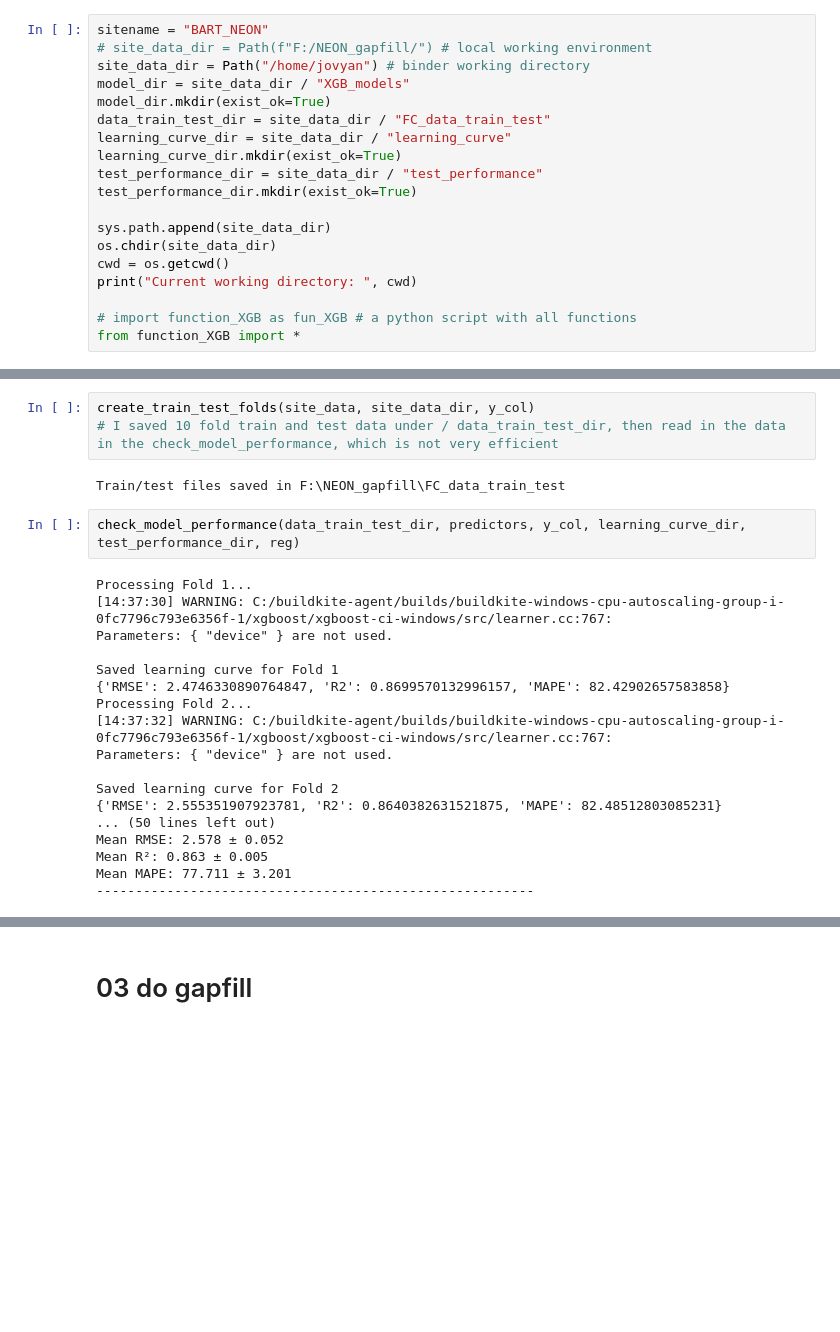
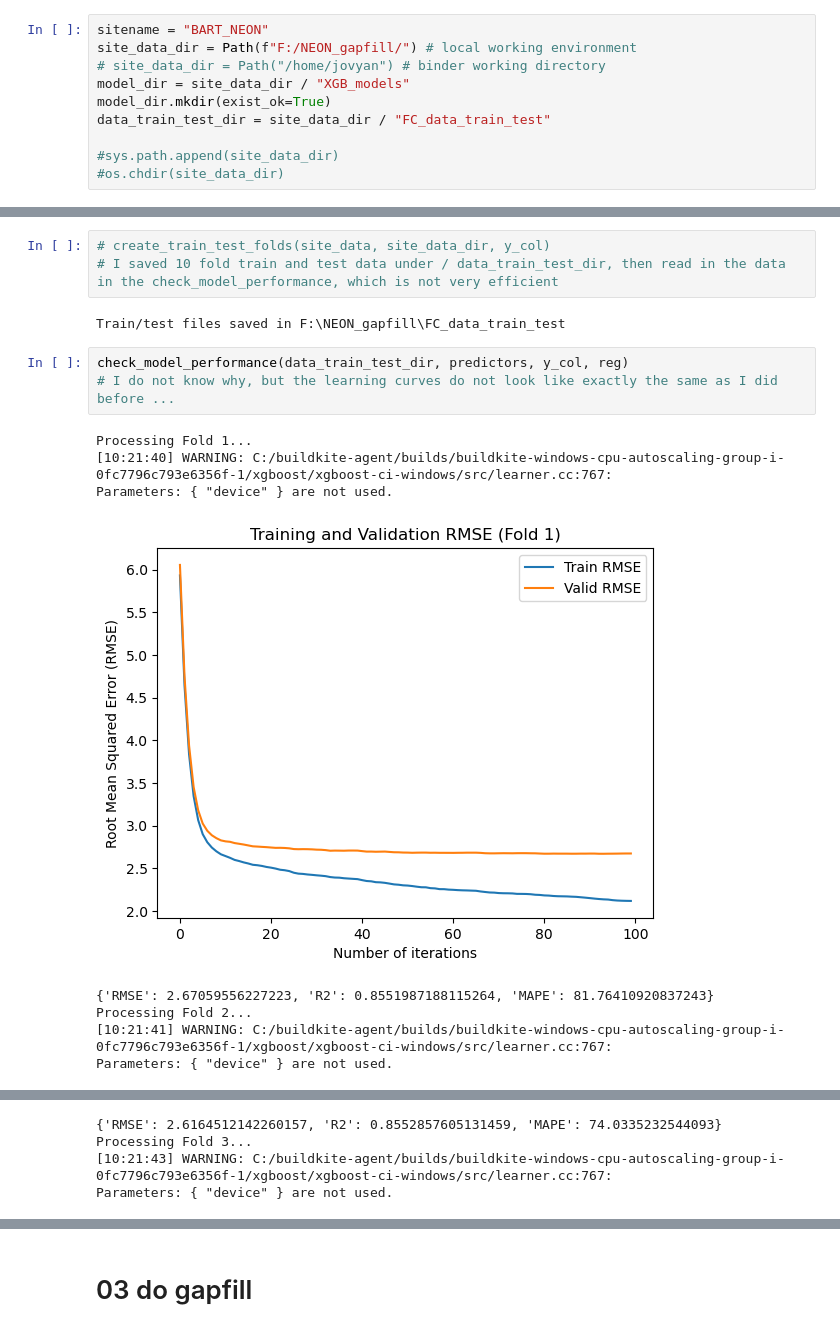
Before and after one commit to YujieLiu666/NEON_gapfill_test, a Jupyter notebook: workflow_XGB.ipynb, the cells around one changed output, grey strips where cells are left out. Cells and saved outputs as stored; diff of their text form; blank space fills up the shorter version.

```diff
--- a/workflow_XGB.ipynb
+++ b/workflow_XGB.ipynb
@@ -33,20 +15,11 @@ Matplotlib version: 3.7.1
 # working directory
 # %%
 sitename = "BART_NEON"
-# site_data_dir = Path(f"F:/NEON_gapfill/") # local working environment
-site_data_dir = Path("/home/jovyan") # binder working directory
+site_data_dir = Path(f"F:/NEON_gapfill/") # local working environment
+# site_data_dir = Path("/home/jovyan") # binder working directory
 model_dir = site_data_dir / "XGB_models"
 model_dir.mkdir(exist_ok=True)
 data_train_test_dir = site_data_dir / "FC_data_train_test"
-learning_curve_dir = site_data_dir / "learning_curve"
-learning_curve_dir.mkdir(exist_ok=True)
-test_performance_dir = site_data_dir / "test_performance"
-test_performance_dir.mkdir(exist_ok=True)
 
-sys.path.append(site_data_dir)
-os.chdir(site_data_dir)
-cwd = os.getcwd()
-print("Current working directory: ", cwd)
-
-# import function_XGB as fun_XGB # a python script with all functions
-from function_XGB import *
+#sys.path.append(site_data_dir)
+#os.chdir(site_data_dir)
@@ -93,27 +63,19 @@ XGBRegressor(base_score=None, booster=None, callbacks=None,
 # %% [markdown]
 # 02 model performance
 # %%
-create_train_test_folds(site_data, site_data_dir, y_col)
+# create_train_test_folds(site_data, site_data_dir, y_col)
 # I saved 10 fold train and test data under / data_train_test_dir, then read in the data in the check_model_performance, which is not very efficient
 # %% [output]
 Train/test files saved in F:\NEON_gapfill\FC_data_train_test
 # %%
-check_model_performance(data_train_test_dir, predictors, y_col, learning_curve_dir, test_performance_dir, reg)
+check_model_performance(data_train_test_dir, predictors, y_col, reg)
+# I do not know why, but the learning curves do not look like exactly the same as I did before ...
 # %% [output]
 Processing Fold 1...
-[14:37:30] WARNING: C:/buildkite-agent/builds/buildkite-windows-cpu-autoscaling-group-i-0fc7796c793e6356f-1/xgboost/xgboost-ci-windows/src/learner.cc:767:
+[10:21:40] WARNING: C:/buildkite-agent/builds/buildkite-windows-cpu-autoscaling-group-i-0fc7796c793e6356f-1/xgboost/xgboost-ci-windows/src/learner.cc:767:
 Parameters: { "device" } are not used.
-
-Saved learning curve for Fold 1
-{'RMSE': 2.4746330890764847, 'R2': 0.8699570132996157, 'MAPE': 82.42902657583858}
-Processing Fold 2...
-[14:37:32] WARNING: C:/buildkite-agent/builds/buildkite-windows-cpu-autoscaling-group-i-0fc7796c793e6356f-1/xgboost/xgboost-ci-windows/src/learner.cc:767:
-Parameters: { "device" } are not used.
-
-Saved learning curve for Fold 2
-{'RMSE': 2.555351907923781, 'R2': 0.8640382631521875, 'MAPE': 82.48512803085231}
-... (50 lines left out)
-Mean RMSE: 2.578 ± 0.052
-Mean R²: 0.863 ± 0.005
-Mean MAPE: 77.711 ± 3.201
---------------------------------------------------------
+[figure, added]
+{'RMSE': 2.67059556227223, 'R2': 0.8551987188115264, 'MAPE': 81.76410920837243}
+Processing Fold 2...
+[10:21:41] WARNING: C:/buildkite-agent/builds/buildkite-windows-cpu-autoscaling-group-i-0fc7796c793e6356f-1/xgboost/xgboost-ci-windows/src/learner.cc:767:
+Parameters: { "device" } are not used.
@@ -119,0 +83,4 @@ Mean MAPE: 77.711 ± 3.201
+{'RMSE': 2.6164512142260157, 'R2': 0.8552857605131459, 'MAPE': 74.0335232544093}
+Processing Fold 3...
+[10:21:43] WARNING: C:/buildkite-agent/builds/buildkite-windows-cpu-autoscaling-group-i-0fc7796c793e6356f-1/xgboost/xgboost-ci-windows/src/learner.cc:767:
+Parameters: { "device" } are not used.
```
Also changed, not shown: parts of 6 cells of this notebook, 24 other files.
